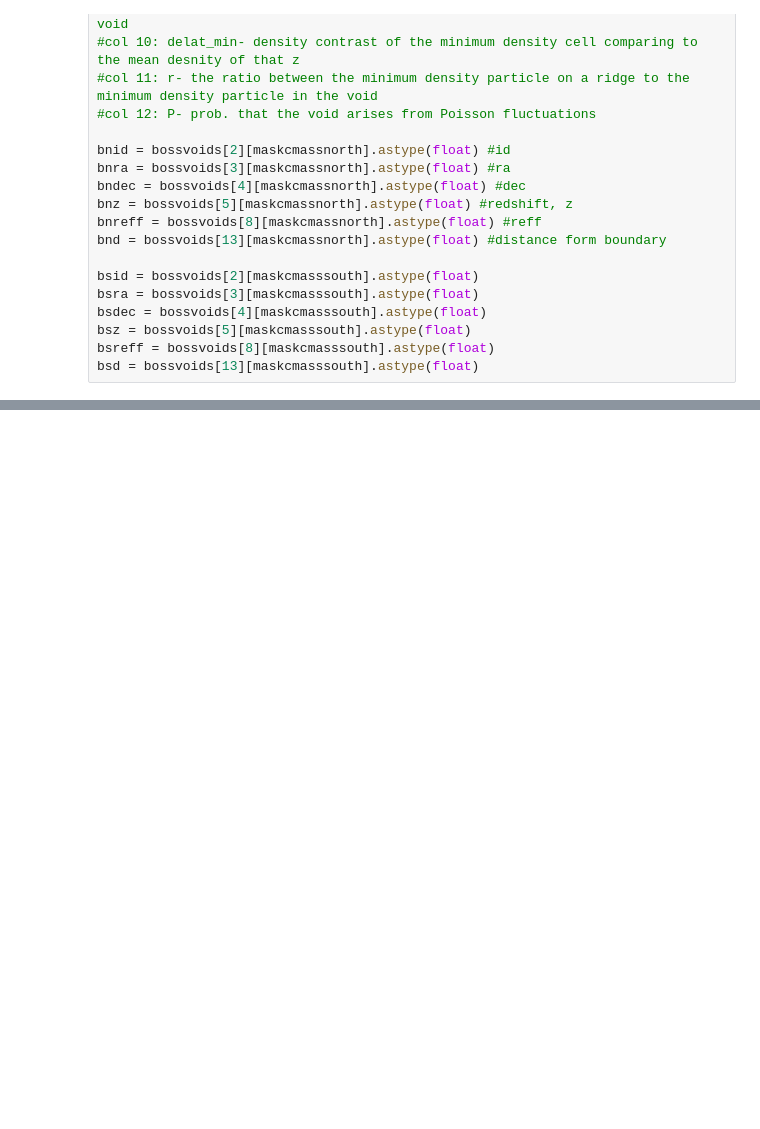
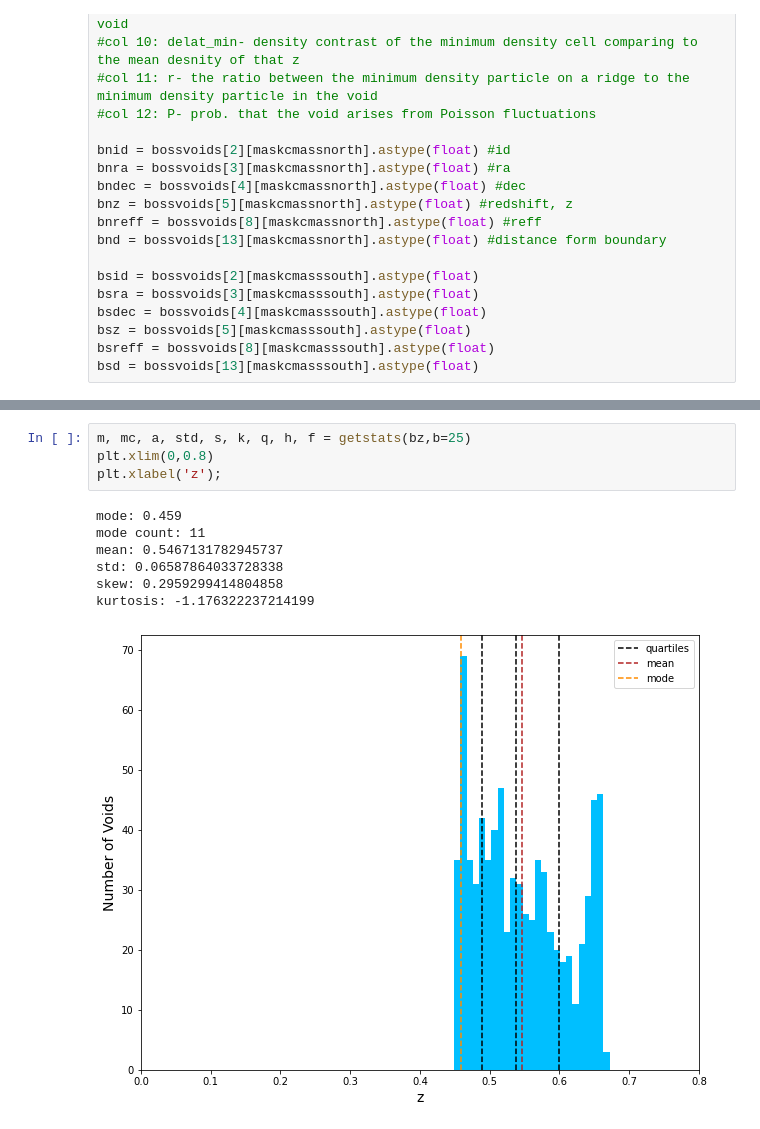
Before and after one commit to Chanuntorn/cosmic_voids, a Jupyter notebook: doc/RevolverVoidAnalysis.ipynb, the cells around one changed output, grey strips where cells are left out. Drawn from its saved outputs; the diff is of its cells as text; blank space fills up the shorter version.

```diff
--- a/doc/RevolverVoidAnalysis.ipynb
+++ b/doc/RevolverVoidAnalysis.ipynb
@@ -250,3 +280,15 @@ kurtosis: 0.8884692612867999
+# %%
+m, mc, a, std, s, k, q, h, f = getstats(bz,b=25)
+plt.xlim(0,0.8)
+plt.xlabel('z');
+# %% [output]
+mode: 0.459
+mode count: 11
+mean: 0.5467131782945737
+std: 0.06587864033728338
+skew: 0.2959299414804858
+kurtosis: -1.176322237214199
+[figure, added]
 # %%
 plt.figure(figsize=(10,8))
 plt.scatter(bnreff,bnd,s=15,color='violet',marker='.')
```
Also changed, not shown: parts of 22 cells of this notebook.
